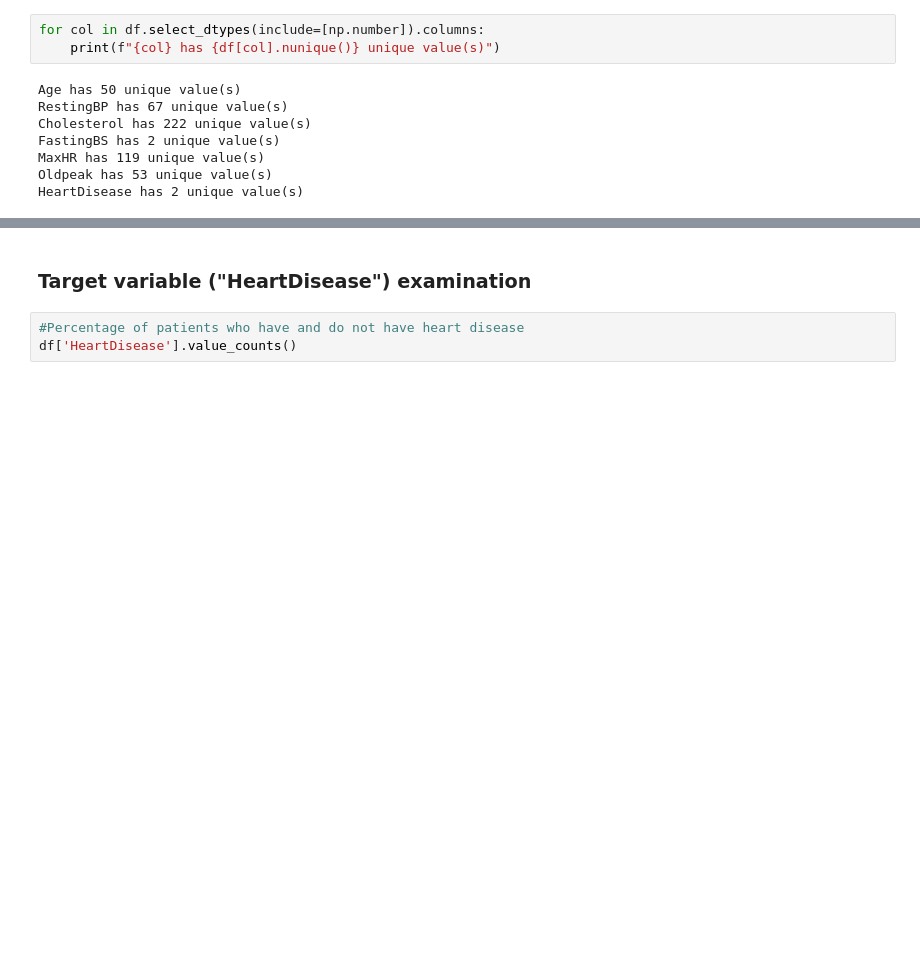
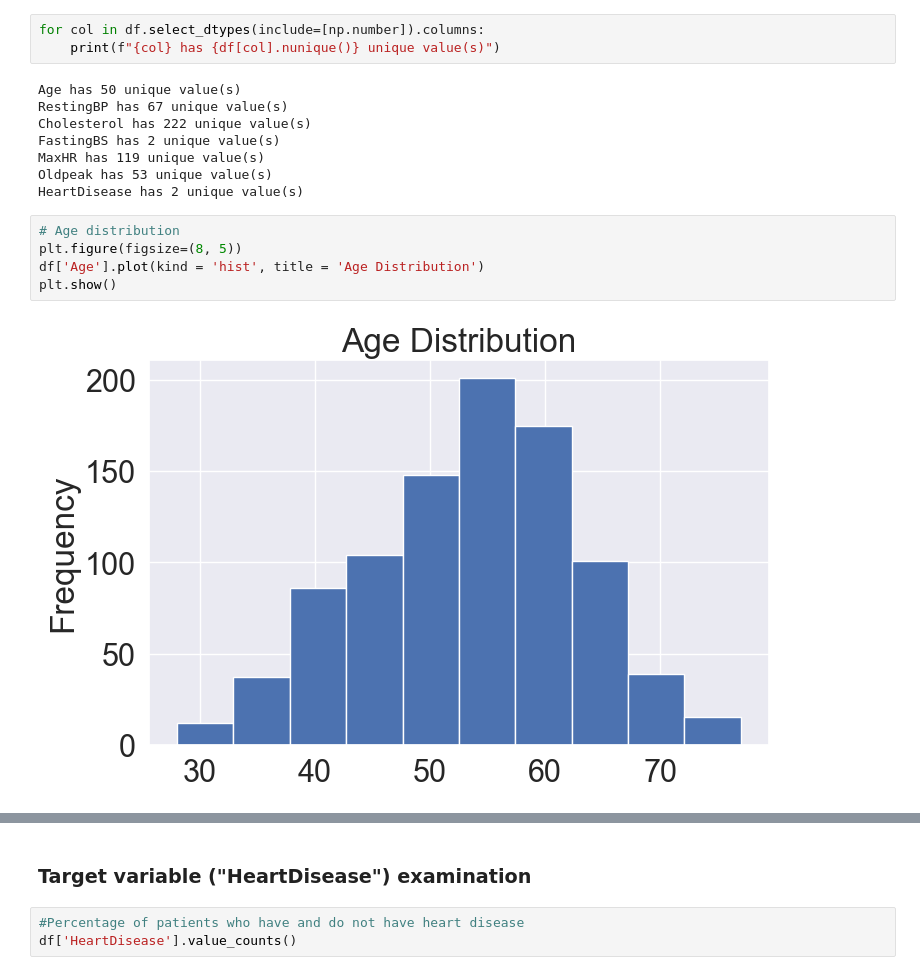
Before and after one commit to minhvo2601/HeartFailurePrediction, a Jupyter notebook: heart.ipynb, the cells around one changed output, grey strips where cells are left out. Saved outputs shown, nothing was run; the diff lists cells and outputs as text; blank space fills up the shorter version.

```diff
--- a/heart.ipynb
+++ b/heart.ipynb
@@ -143,3 +145,10 @@ FastingBS has 2 unique value(s)
 MaxHR has 119 unique value(s)
 Oldpeak has 53 unique value(s)
 HeartDisease has 2 unique value(s)
+# %%
+# Age distribution
+plt.figure(figsize=(8, 5))
+df['Age'].plot(kind = 'hist', title = 'Age Distribution')
+plt.show()
+# %% [output]
+[figure, added]
```
Also changed, not shown: parts of 24 cells of this notebook, 2 other files.
